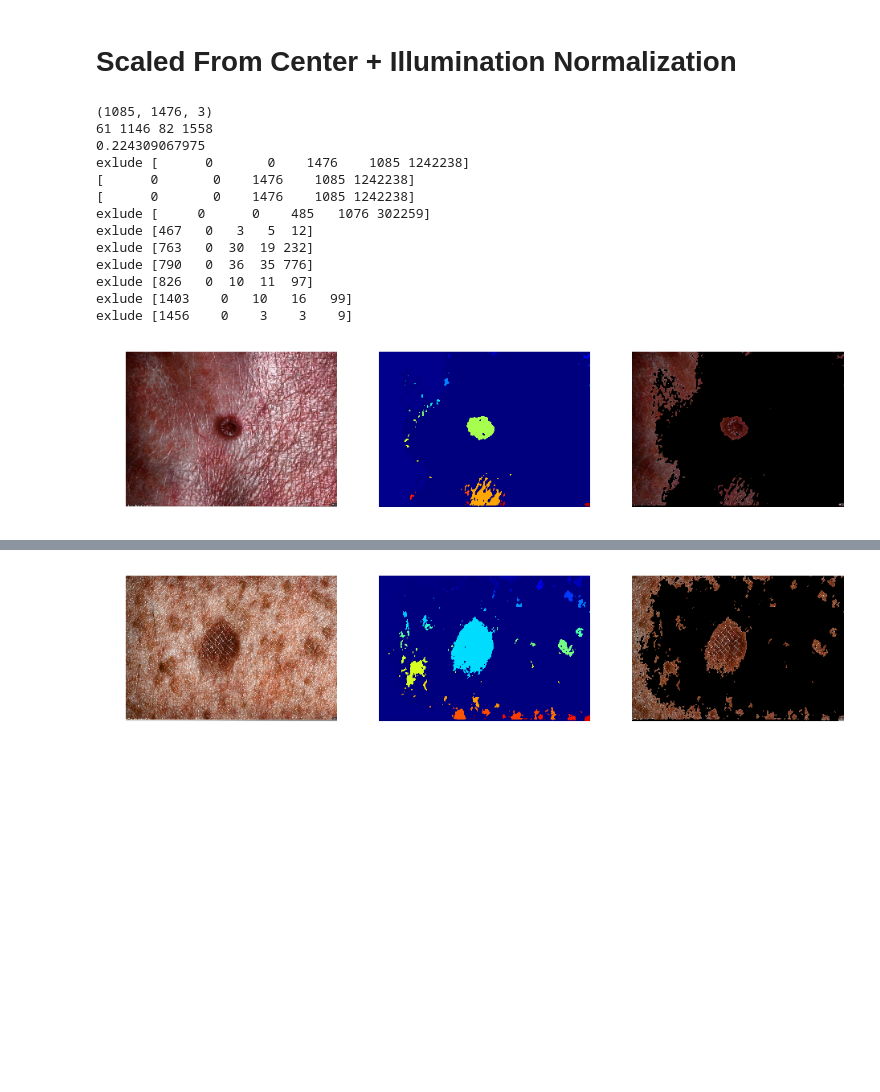
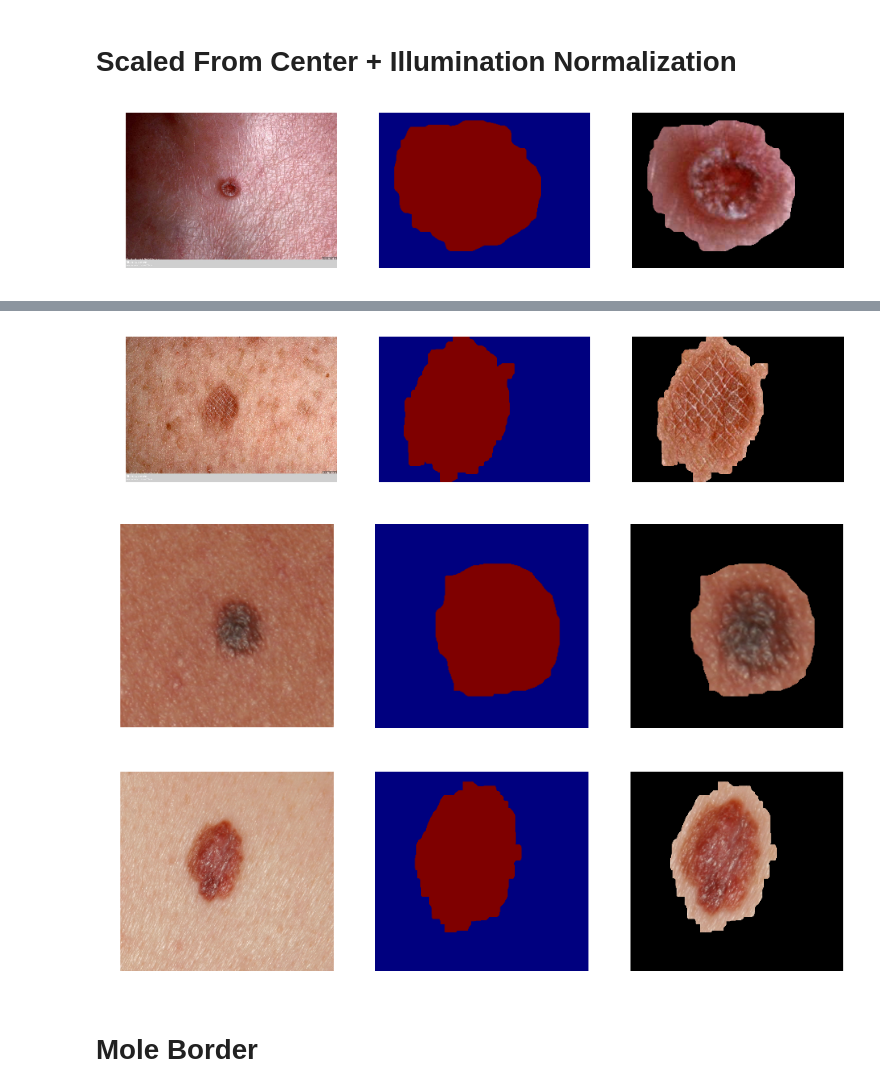
Before and after one commit to alexgustafson/BATests, a Jupyter notebook: BorderTest2.ipynb, the cells around one changed output, grey strips where cells are left out. Drawn from its saved outputs; the diff is of its cells as text; code cells hidden in the pictures; blank space fills up the shorter version.

Commit message:
updates to border test 2

```diff
--- a/BorderTest2.ipynb
+++ b/BorderTest2.ipynb
@@ -505,55 +514,84 @@ def select_region_closest_to_center(mask):
 # %%
+masked_images = []
+
 fig = plt.figure(figsize=(16, 8), dpi=288)
 im = all_images["DermQuest"][4].get_image_data()
 
-mask, cropped, masked = create_regions(im, region_scale=0.9)
+mask, cropped, masked = create_regions(im)
+masked_images.append(masked)
 
 plt.subplot(131)
 axis('off')
-imshow(cropped)
-
+imshow(im)
 
 plt.subplot(132)
 axis('off')
 imshow(mask)
 
 plt.subplot(133)
 axis('off')
 imshow(masked)
 
 show()
 
 fig = plt.figure(figsize=(16, 8), dpi=288)
 im = all_images["DermQuest"][3].get_image_data()
 
-mask, cropped, masked = create_regions(im, region_scale=0.9)
+mask, cropped, masked = create_regions(im)
+masked_images.append(masked)
 
 plt.subplot(131)
 axis('off')
-imshow(cropped)
-
+imshow(im)
 
 plt.subplot(132)
 axis('off')
 imshow(mask)
 
 plt.subplot(133)
 axis('off')
 imshow(masked)
 
 show()
+
+fig = plt.figure(figsize=(16, 8), dpi=288)
+im = all_images["Dermofit"][533].get_image_data()
+
+mask, cropped, masked = create_regions(im)
+masked_images.append(masked)
+
+plt.subplot(131)
+axis('off')
+imshow(im)
+
+plt.subplot(132)
+axis('off')
+imshow(mask)
+
+plt.subplot(133)
+axis('off')
+imshow(masked)
+
+show()
+
+fig = plt.figure(figsize=(16, 8), dpi=288)
+im = all_images["Dermofit"][537].get_image_data()
+
+mask, cropped, masked = create_regions(im)
+masked_images.append(masked)
+
+plt.subplot(131)
+axis('off')
+imshow(im)
+
+plt.subplot(132)
+axis('off')
+imshow(mask)
+
+plt.subplot(133)
+axis('off')
+imshow(masked)
+
+show()
 # %% [output]
-(1085, 1476, 3)
-61 1146 82 1558
-0.224309067975
-exlude [      0       0    1476    1085 1242238]
-[      0       0    1476    1085 1242238]
-[      0       0    1476    1085 1242238]
-exlude [     0      0    485   1076 302259]
-exlude [467   0   3   5  12]
-exlude [763   0  30  19 232]
-exlude [790   0  36  35 776]
-exlude [826   0  10  11  97]
-exlude [1403    0   10   16   99]
-exlude [1456    0    3    3    9]
-[figure, old version]
+[figure, new version]
@@ -580 +598,5 @@ exlude [1445    0   31   21  398]
-[figure, old version]
+[figure, new version]
+[figure, added]
+[figure, added]
+# %% [markdown]
+# Mole Border
```
Also changed, not shown: parts of 4 cells of this notebook, 1 other file.
